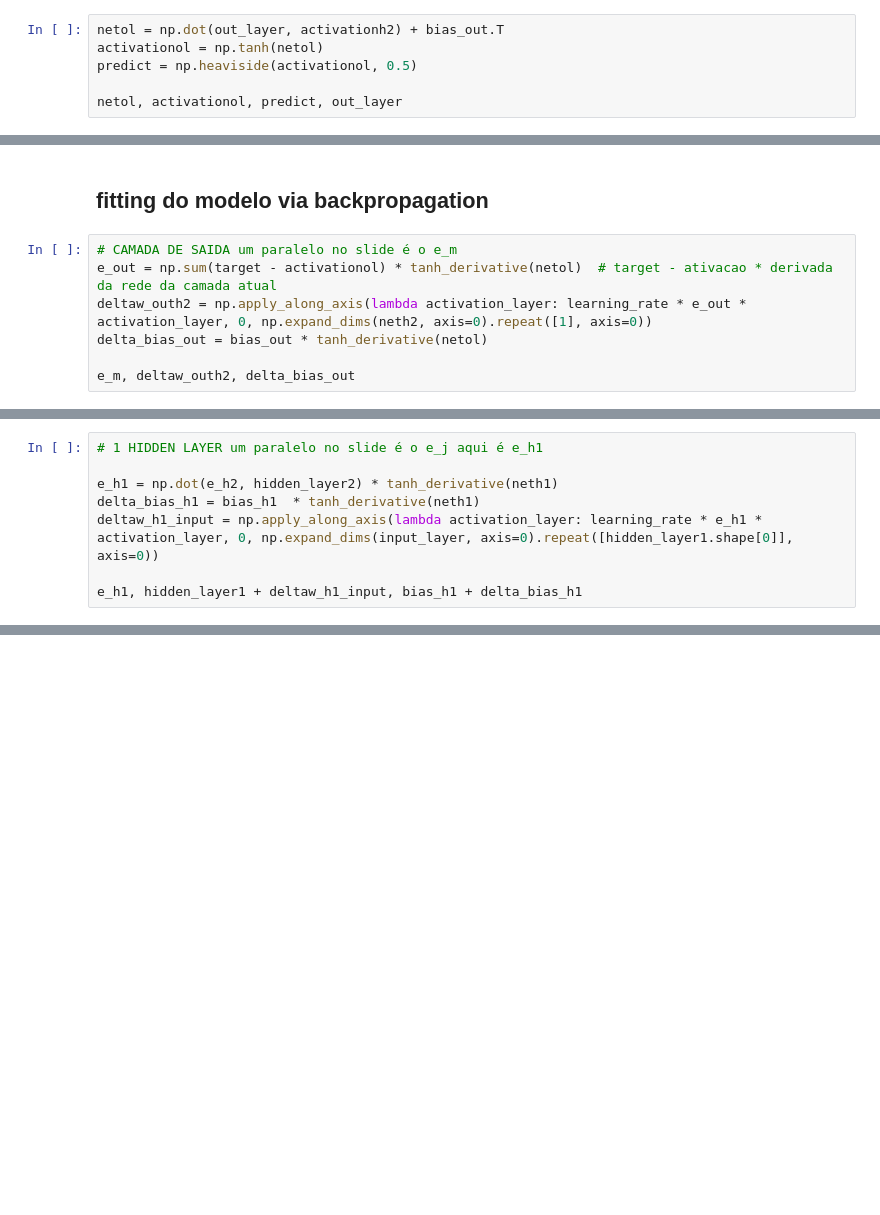
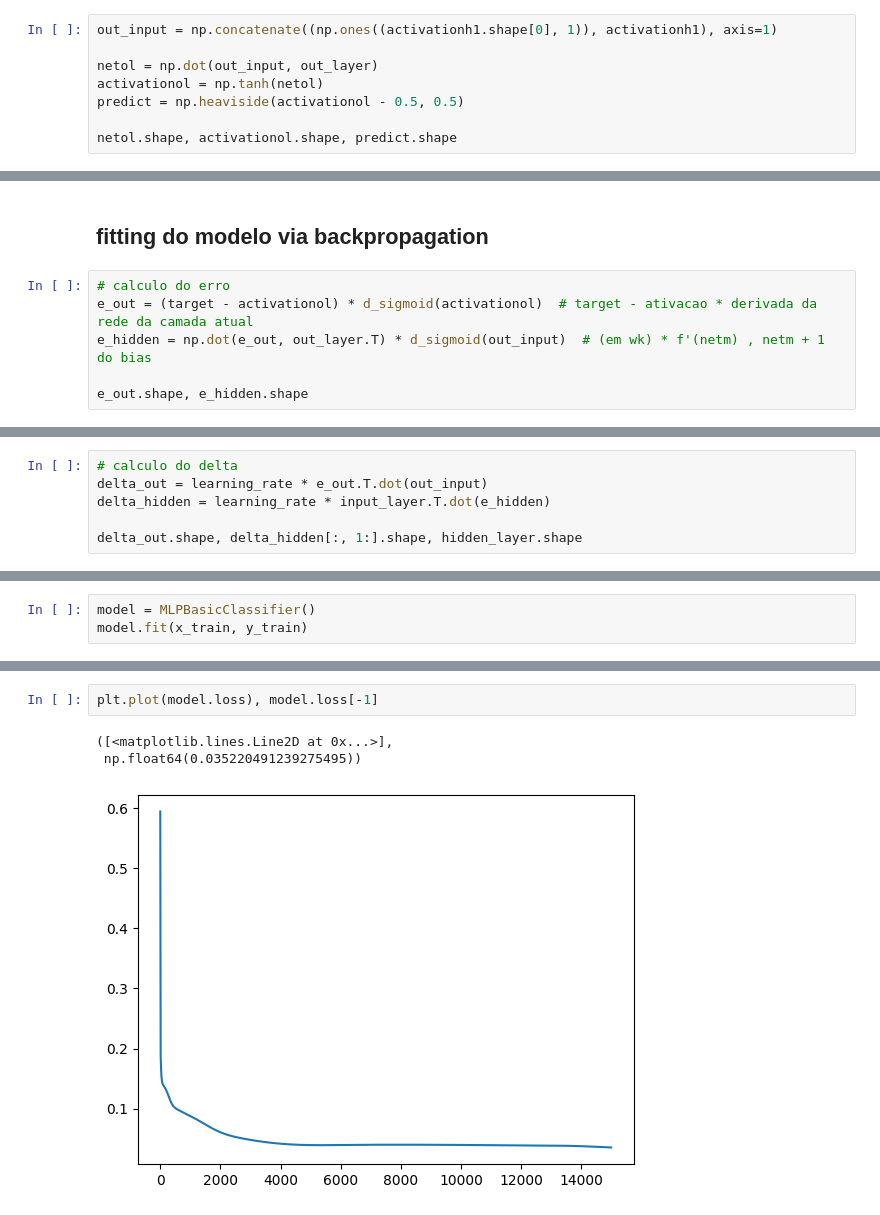
Before and after one commit to m3ll0c/machine-learning, a Jupyter notebook: sketches/MLP-test.ipynb, the cells around one changed output, grey strips where cells are left out. Drawn from its saved outputs; the diff is of its cells as text; blank space fills up the shorter version.

```diff
--- a/sketches/MLP-test.ipynb
+++ b/sketches/MLP-test.ipynb
@@ -135,7 +92,9 @@ neth2, activationh2, hidden_layer2
 # %%
-netol = np.dot(out_layer, activationh2) + bias_out.T
+out_input = np.concatenate((np.ones((activationh1.shape[0], 1)), activationh1), axis=1)
+
+netol = np.dot(out_input, out_layer)
 activationol = np.tanh(netol)
-predict = np.heaviside(activationol, 0.5)
+predict = np.heaviside(activationol - 0.5, 0.5)
 
-netol, activationol, predict, out_layer
+netol.shape, activationol.shape, predict.shape
 # %% [output]
@@ -146,10 +102,9 @@ netol, activationol, predict, out_layer
 # %% [markdown]
 ## fitting do modelo via backpropagation
 # %%
-# CAMADA DE SAIDA um paralelo no slide é o e_m
-e_out = np.sum(target - activationol) * tanh_derivative(netol)  # target - ativacao * derivada da rede da camada atual
-deltaw_outh2 = np.apply_along_axis(lambda activation_layer: learning_rate * e_out * activation_layer, 0, np.expand_dims(neth2, axis=0).repeat([1], axis=0))
-delta_bias_out = bias_out * tanh_derivative(netol)
+# calculo do erro
+e_out = (target - activationol) * d_sigmoid(activationol)  # target - ativacao * derivada da rede da camada atual
+e_hidden = np.dot(e_out, out_layer.T) * d_sigmoid(out_input)  # (em wk) * f'(netm) , netm + 1 do bias
 
-e_m, deltaw_outh2, delta_bias_out
+e_out.shape, e_hidden.shape
 # %% [output]
@@ -178,9 +112,7 @@ e_h2, hidden_layer2 + deltaw_h2h1, bias_h2 + delta_bias_h2
 # %%
-# 1 HIDDEN LAYER um paralelo no slide é o e_j aqui é e_h1
+# calculo do delta
+delta_out = learning_rate * e_out.T.dot(out_input)
+delta_hidden = learning_rate * input_layer.T.dot(e_hidden)
 
-e_h1 = np.dot(e_h2, hidden_layer2) * tanh_derivative(neth1)
-delta_bias_h1 = bias_h1  * tanh_derivative(neth1)
-deltaw_h1_input = np.apply_along_axis(lambda activation_layer: learning_rate * e_h1 * activation_layer, 0, np.expand_dims(input_layer, axis=0).repeat([hidden_layer1.shape[0]], axis=0))
-
-e_h1, hidden_layer1 + deltaw_h1_input, bias_h1 + delta_bias_h1
+delta_out.shape, delta_hidden[:, 1:].shape, hidden_layer.shape
 # %% [output]
@@ -202,0 +188,3 @@ e_h1, hidden_layer1 + deltaw_h1_input, bias_h1 + delta_bias_h1
+# %%
+model = MLPBasicClassifier()
+model.fit(x_train, y_train)
@@ -202,0 +208,6 @@ e_h1, hidden_layer1 + deltaw_h1_input, bias_h1 + delta_bias_h1
+# %%
+plt.plot(model.loss), model.loss[-1]
+# %% [output]
+([<matplotlib.lines.Line2D at 0x...>],
+ np.float64(0.035220491239275495))
+[figure, added]
```
Also changed, not shown: parts of 18 cells of this notebook, 2 other files.
